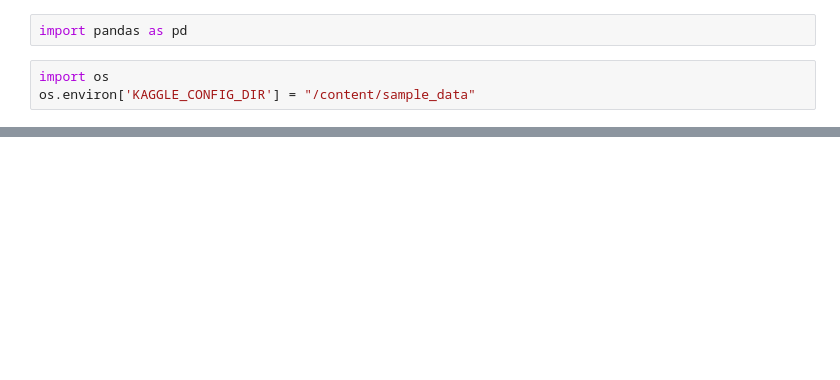
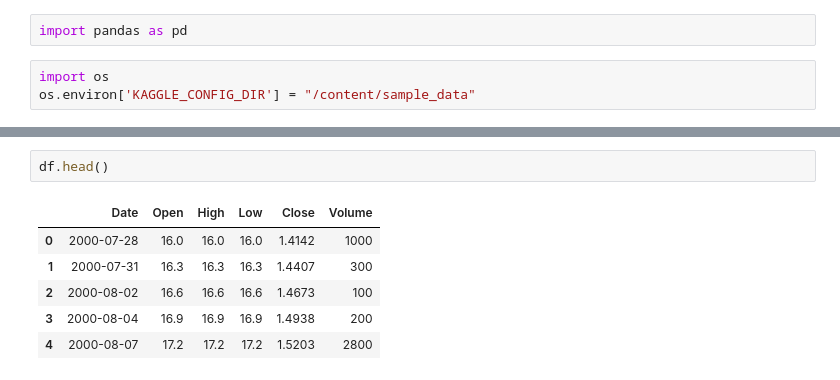
Before and after one commit to huy2212/bitcoin_price_prediction, a Jupyter notebook: data_preprocessing.ipynb, the cells around one changed output, grey strips where cells are left out. Drawn from its saved outputs; the diff is of its cells as text; blank space fills up the shorter version.

```diff
--- a/data_preprocessing.ipynb
+++ b/data_preprocessing.ipynb
@@ -14,0 +90,9 @@ Downloading stock-prices-vn30-indexvietnam.zip to /content/sample_data
+# %%
+df.head()
+# %% [output]
+|  | Date | Open | High | Low | Close | Volume |
+| 0 | 2000-07-28 | 16.0 | 16.0 | 16.0 | 1.4142 | 1000 |
+| 1 | 2000-07-31 | 16.3 | 16.3 | 16.3 | 1.4407 | 300 |
+| 2 | 2000-08-02 | 16.6 | 16.6 | 16.6 | 1.4673 | 100 |
+| 3 | 2000-08-04 | 16.9 | 16.9 | 16.9 | 1.4938 | 200 |
+| 4 | 2000-08-07 | 17.2 | 17.2 | 17.2 | 1.5203 | 2800 |
```
Also changed, not shown: parts of 14 cells of this notebook.
